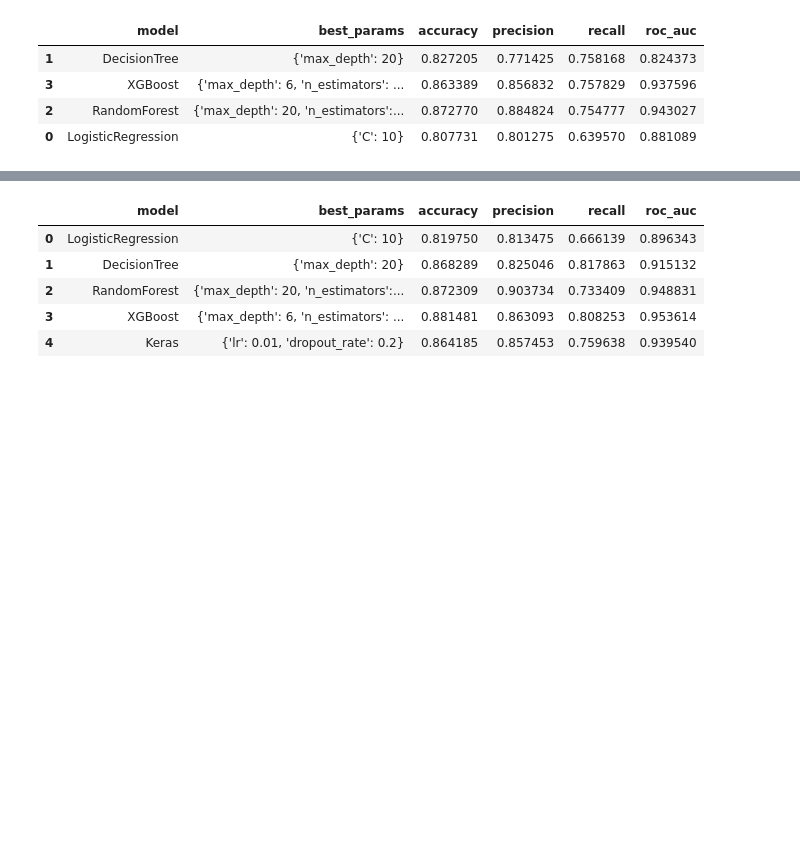
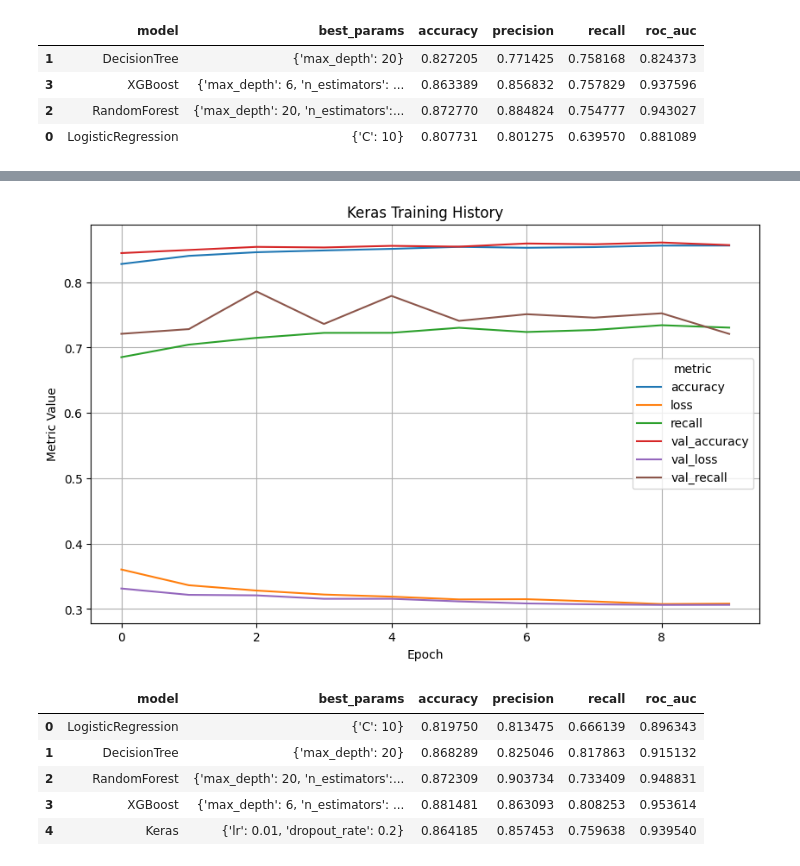
Before and after one commit to paulacamprecios/ml-dl-trabajo-final, a Jupyter notebook: notebooks/models.ipynb, the cells around one changed output, grey strips where cells are left out. Saved outputs shown, nothing was run; the diff lists cells and outputs as text; code cells hidden in the pictures; blank space fills up the shorter version.

```diff
--- a/notebooks/models.ipynb
+++ b/notebooks/models.ipynb
@@ -336,3 +389,18 @@ Keras Test metrics - Acc: 0.8642, Prec: 0.8575, Recall: 0.7596, AUC: 0.9395
+# %%
+df_hist = pd.DataFrame(history.history)
+df_hist['epoch'] = history.epoch
+
+df_long = df_hist.melt(id_vars='epoch', value_name='value', var_name='metric')
+
+plt.figure(figsize=(10, 6))
+sns.lineplot(data=df_long, x='epoch', y='value', hue='metric')
+plt.title("Keras Training History")
+plt.xlabel("Epoch")
+plt.ylabel("Metric Value")
+plt.grid(True)
+plt.show()
+# %% [output]
+[figure, added]
 # %%
 results_df = pd.DataFrame(results)
 results_df
```
Also changed, not shown: parts of 5 cells of this notebook, 1 other file.
